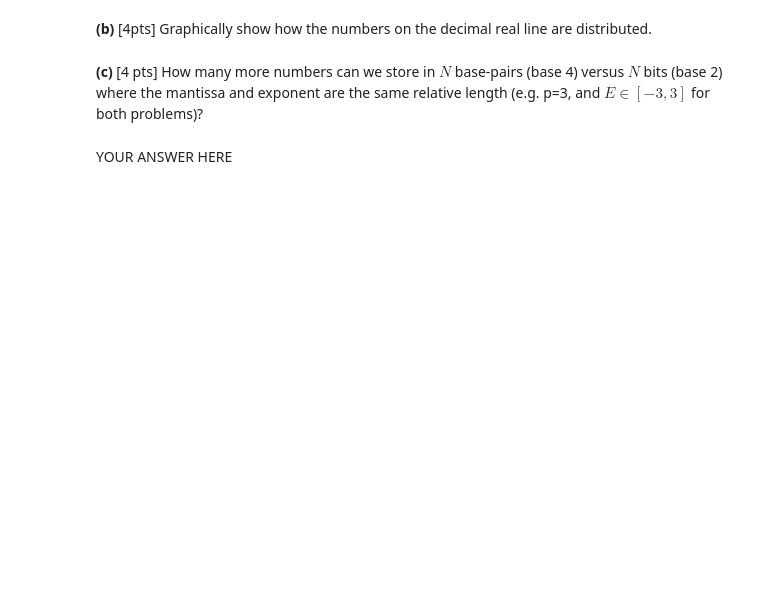
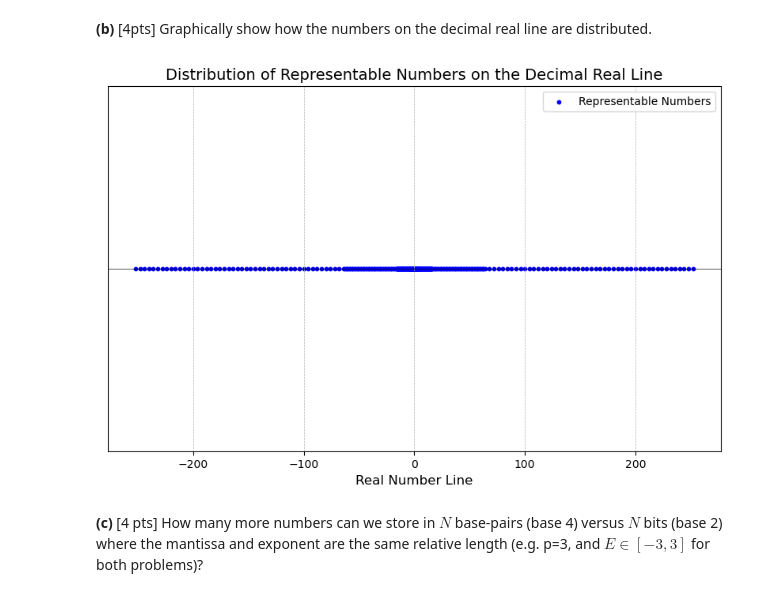
Before and after one commit to ArminNouri/intro-numerical-methods, a Jupyter notebook: hw1/HW1_error-1.ipynb, the cells around one changed output. Cells and saved outputs as stored; diff of their text form; code cells hidden in the pictures; blank space fills up the shorter version.

```diff
--- a/hw1/HW1_error-1.ipynb
+++ b/hw1/HW1_error-1.ipynb
@@ -654,7 +654,7 @@ def Tn_exp(x, tolerance=None):
 
     Assumptions:
     ------------
-        - The input x is a float.
+        - The inumpyut x is a float.
         - The tolerance for the approximation is passed as an argument or defaults to 8 * machine epsilon.
         - For large |x| values, numpy.exp() is used for better precision.
         - Uses reciprocal for x < 0 to avoid cancellation issues.
@@ -723,4 +808,52 @@ raise NotImplementedError()
+# %%
+# Base 4 floating point system parameters
+mantissa_base = 4.0  # Make this a float to allow negative exponents
+mantissa_size = 3  # p = 3 digits in the mantissa
+exponent_min = -3
+exponent_max = 3
+
+# Function to generate normalized base-4 mantissas
+def generate_mantissas(base, digits):
+    mantissas = []
+    for i in range(1, int(base)):  # Leading digit cannot be zero for normalized mantissas
+        for j in range(int(base)):
+            for k in range(int(base)):
+                mantissa = i + j / base + k / (base ** 2)
+                mantissas.append(mantissa)
+    return mantissas
+
+# Function to generate the representable numbers in base-4
+def generate_representable_numbers(mantissas, exponents):
+    numbers = []
+    for exp in exponents:
+        for mantissa in mantissas:
+            # Generate positive and negative numbers
+            numbers.append(mantissa * (mantissa_base ** exp))  # positive number
+            numbers.append(-mantissa * (mantissa_base ** exp)) # negative number
+    return sorted(numbers)
+
+# Generate mantissas and exponents
+mantissas = generate_mantissas(mantissa_base, mantissa_size)
+exponents = numpy.arange(exponent_min, exponent_max + 1)
+
+# Generate the representable floating-point numbers
+representable_numbers = generate_representable_numbers(mantissas, exponents)
+
+# Plotting
+plt.figure(figsize=(10, 6))
+
+# Plot the representable numbers on the real line
+plt.scatter(representable_numbers, numpy.zeros_like(representable_numbers), s=10, color='blue', label='Representable Numbers')
+
+# Add labels and format the plot
+plt.axhline(0, color='black',linewidth=0.5)
+plt.title("Distribution of Representable Numbers on the Decimal Real Line", fontsize=14)
+plt.xlabel("Real Number Line", fontsize=12)
+plt.yticks([])  # Remove y-axis ticks
+plt.grid(True, which='both', linestyle='--', linewidth=0.5)
+plt.legend()
+plt.show()
+# %% [output]
+[figure, added]
 # %% [markdown]
 **(c)** [4 pts] How many more numbers can we store in $N$ base-pairs (base 4) versus $N$ bits (base 2) where the mantissa and exponent are the same relative length (e.g.  p=3, and $E\in[-3,3]$ for both problems)?
-# %% [markdown]
-YOUR ANSWER HERE
```
Also changed, not shown: parts of 4 cells of this notebook.
